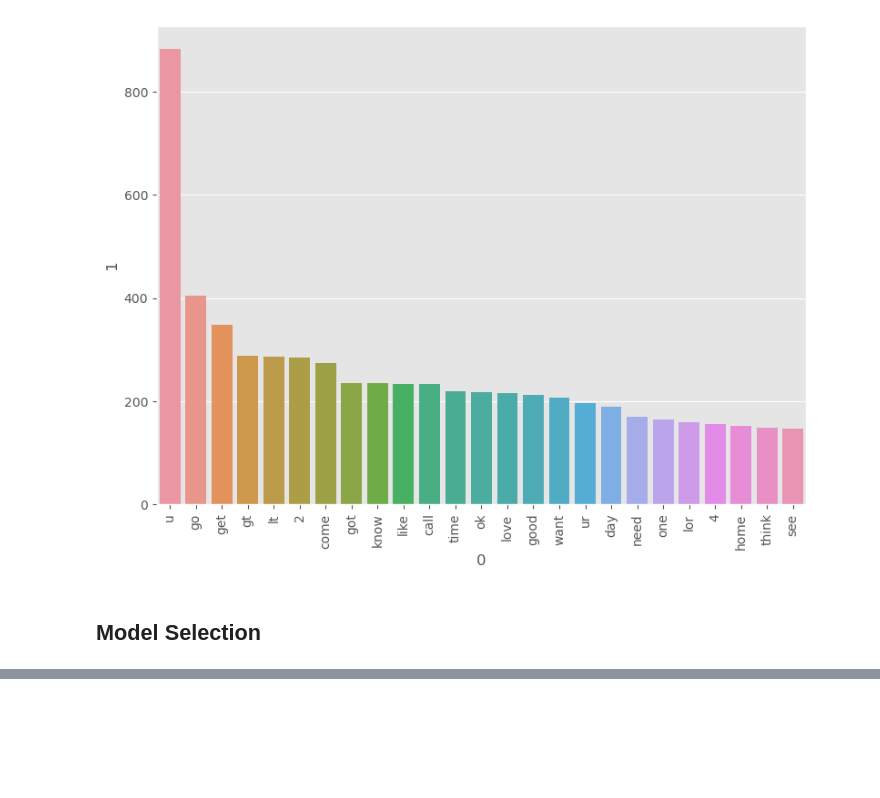
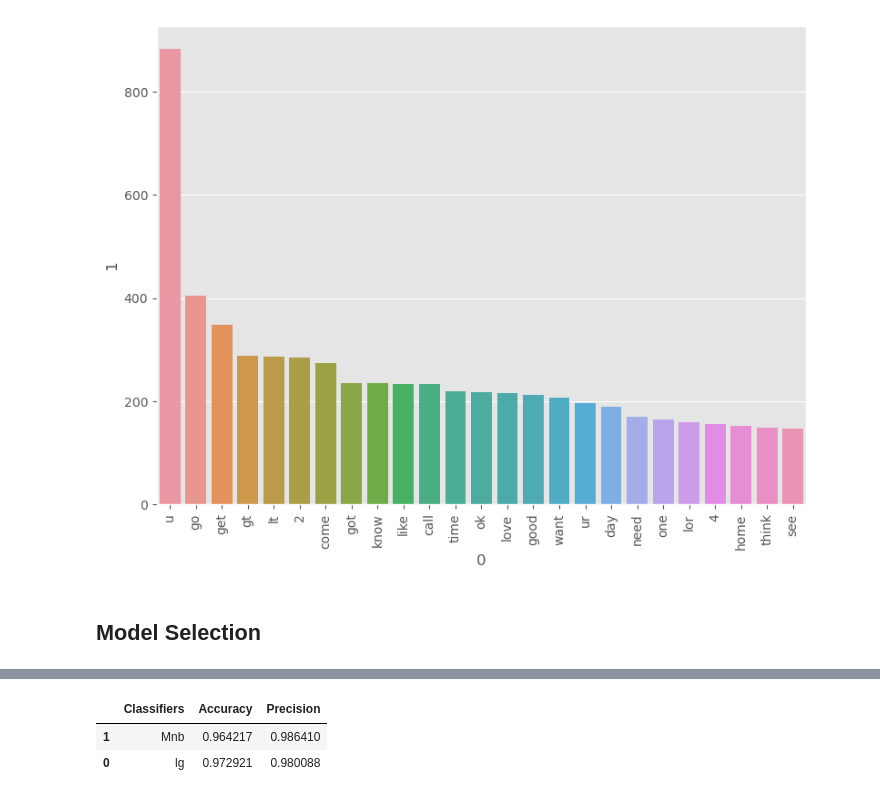
Before and after one commit to Aman-Baruwal/Sms_Spam_detection-, a Jupyter notebook: Sms_detection.ipynb, the cells around one changed output, grey strips where cells are left out. Drawn from its saved outputs; the diff is of its cells as text; code cells hidden in the pictures; blank space fills up the shorter version.

Commit message:
model processsing done

```diff
--- a/Sms_detection.ipynb
+++ b/Sms_detection.ipynb
@@ -269,0 +276,9 @@ x_train,x_test,y_train, y_test = train_test_split(X,y, random_state=42, test_siz
+# %%
+def Processing_data(classifier, x_train,x_test,y_train,y_test):
+    classifier.fit(x_train, y_train)
+    ypred = classifier.predict(x_test)
+    accuracy = accuracy_score(y_test, ypred)
+    precision = precision_score(y_test, ypred)
+    confusion = confusion_matrix(y_test, ypred)
+
+    return accuracy,precision, confusion
@@ -269,0 +359,12 @@ x_train,x_test,y_train, y_test = train_test_split(X,y, random_state=42, test_siz
+# %%
+Final_accuracy = []
+Final_precision = []
+for key, best_classifier in best_classifiers.items():
+    accuracy,precision, confusion = Processing_data(best_classifier, x_train, x_test, y_train, y_test)
+
+    print(f'For model {key} :')
+    print(f'CM: {confusion}')
+    print('-'*100)
+
+    Final_accuracy.append(accuracy)
+    Final_precision.append(precision)
@@ -269,0 +387,8 @@ x_train,x_test,y_train, y_test = train_test_split(X,y, random_state=42, test_siz
+# %%
+model_result_CV = pd.DataFrame({'Classifiers': best_classifiers.keys(), 'Accuracy': Final_accuracy, 'Precision' : Final_precision}).sort_values('Precision', ascending=False)
+# %%
+model_result_CV
+# %% [output]
+|  | Classifiers | Accuracy | Precision |
+| 1 | Mnb | 0.964217 | 0.986410 |
+| 0 | lg | 0.972921 | 0.980088 |
```
Also changed, not shown: parts of 10 cells of this notebook.
